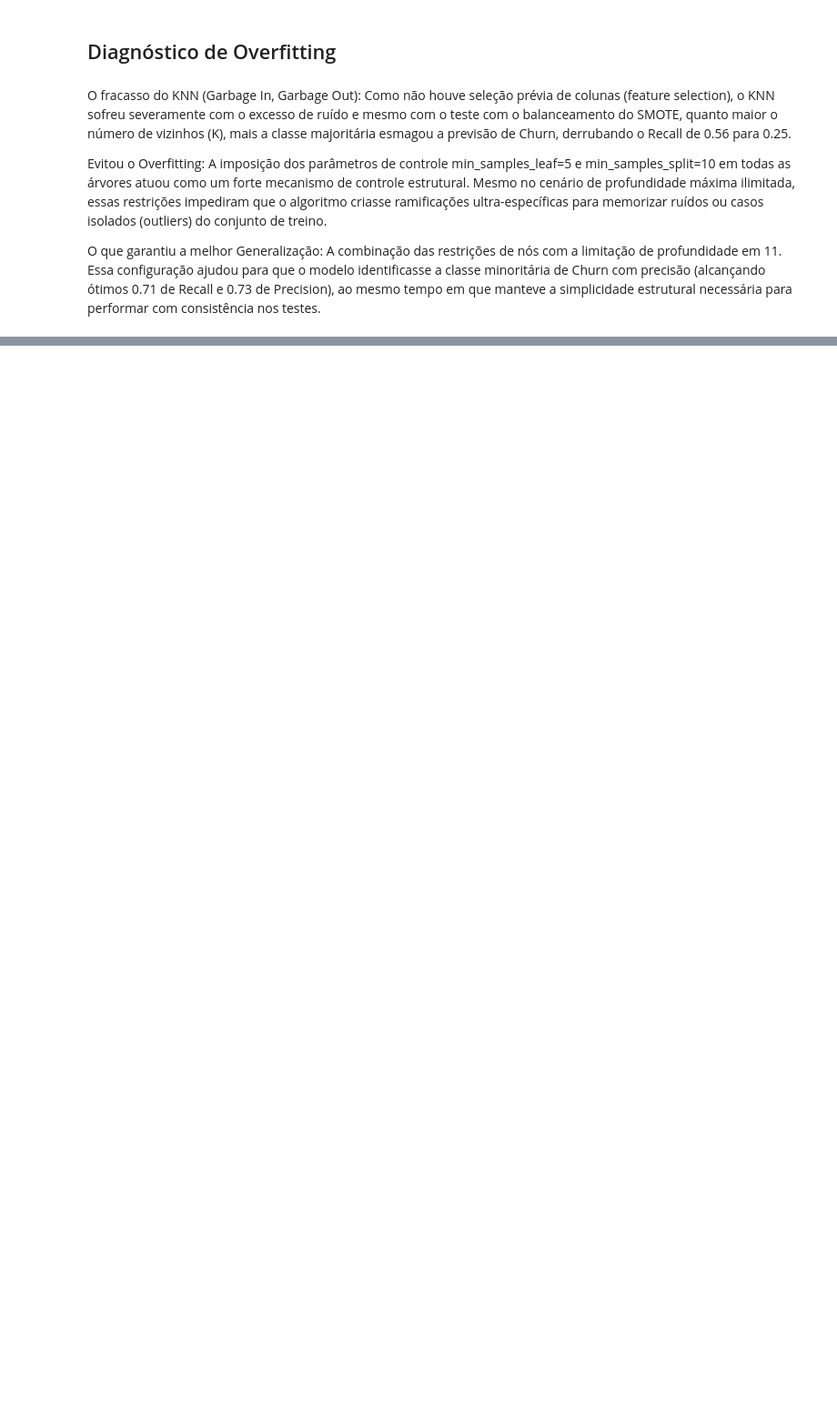
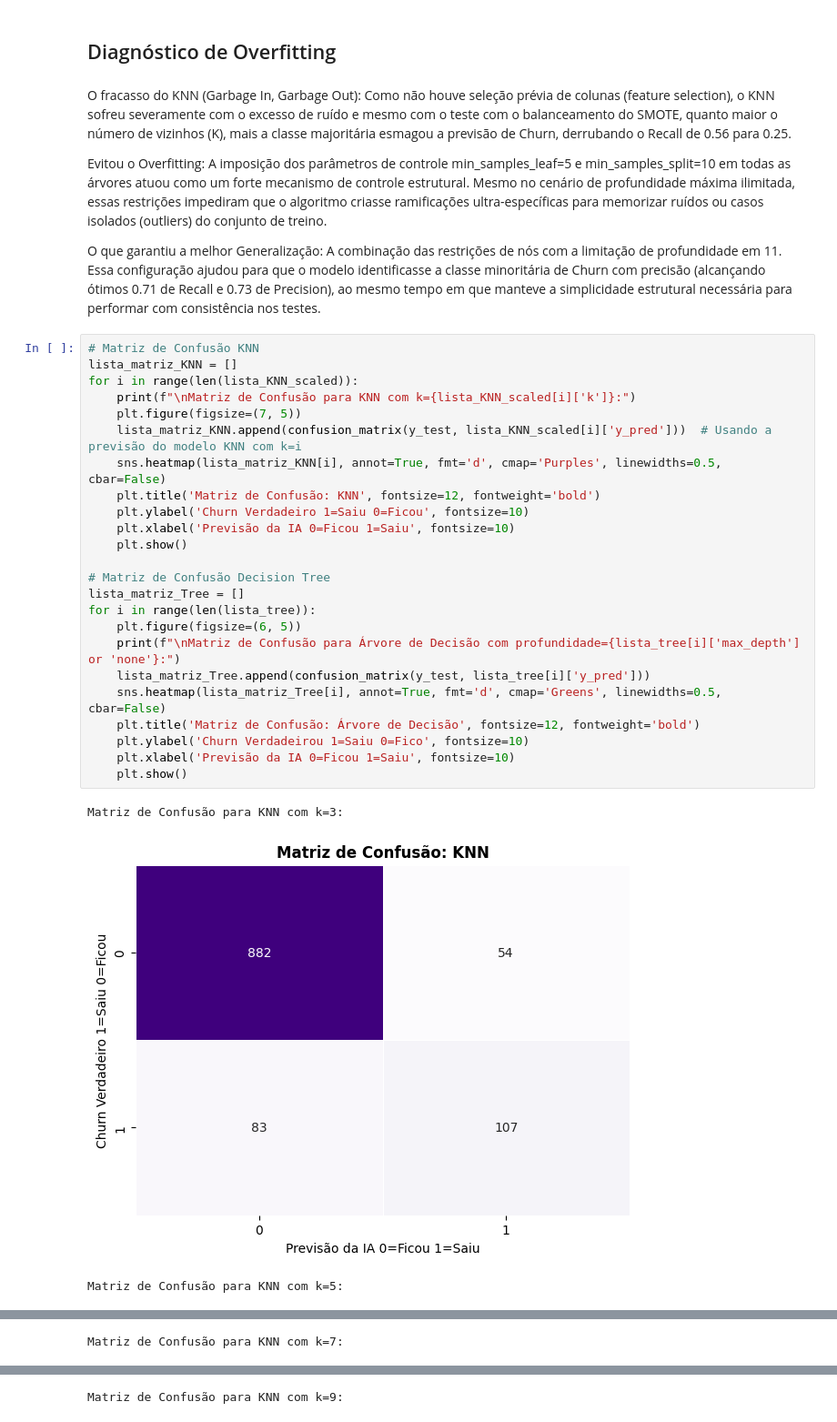
Before and after one commit to FeLazarotto/SCTEC-projeto-avaliativo-M1, a Jupyter notebook: SCTEC-projeto-avaliativo-M1.ipynb, the cells around one changed output, grey strips where cells are left out. Shown at 91% size. Saved outputs shown, nothing was run; the diff lists cells and outputs as text; blank space fills up the shorter version.

```diff
--- a/SCTEC-projeto-avaliativo-M1.ipynb
+++ b/SCTEC-projeto-avaliativo-M1.ipynb
@@ -603,3 +603,31 @@ O fracasso do KNN (Garbage In, Garbage Out): Como não houve seleção prévia d
 Evitou o Overfitting: A imposição dos parâmetros de controle min_samples_leaf=5 e min_samples_split=10 em todas as árvores atuou como um forte mecanismo de controle estrutural. Mesmo no cenário de profundidade máxima ilimitada, essas restrições impediram que o algoritmo criasse ramificações ultra-específicas para memorizar ruídos ou casos isolados (outliers) do conjunto de treino.
 
 O que garantiu a melhor Generalização: A combinação das restrições de nós com a limitação de profundidade em 11. Essa configuração ajudou para que o modelo identificasse a classe minoritária de Churn com precisão (alcançando ótimos 0.71 de Recall e 0.73 de Precision), ao mesmo tempo em que manteve a simplicidade estrutural necessária para performar com consistência nos testes.
+# %%
+# Matriz de Confusão KNN
+lista_matriz_KNN = []
+for i in range(len(lista_KNN_scaled)):
+    print(f"\nMatriz de Confusão para KNN com k={lista_KNN_scaled[i]['k']}:")
+    plt.figure(figsize=(7, 5))
+    lista_matriz_KNN.append(confusion_matrix(y_test, lista_KNN_scaled[i]['y_pred']))  # Usando a previsão do modelo KNN com k=i
+    sns.heatmap(lista_matriz_KNN[i], annot=True, fmt='d', cmap='Purples', linewidths=0.5, cbar=False)
+    plt.title('Matriz de Confusão: KNN', fontsize=12, fontweight='bold')
+    plt.ylabel('Churn Verdadeiro 1=Saiu 0=Ficou', fontsize=10)
+    plt.xlabel('Previsão da IA 0=Ficou 1=Saiu', fontsize=10)
+    plt.show()
+
+# Matriz de Confusão Decision Tree
+lista_matriz_Tree = []
+for i in range(len(lista_tree)):
+    plt.figure(figsize=(6, 5))
+    print(f"\nMatriz de Confusão para Árvore de Decisão com profundidade={lista_tree[i]['max_depth'] or 'none'}:")
+    lista_matriz_Tree.append(confusion_matrix(y_test, lista_tree[i]['y_pred']))
+    sns.heatmap(lista_matriz_Tree[i], annot=True, fmt='d', cmap='Greens', linewidths=0.5, cbar=False)
+    plt.title('Matriz de Confusão: Árvore de Decisão', fontsize=12, fontweight='bold')
+    plt.ylabel('Churn Verdadeirou 1=Saiu 0=Fico', fontsize=10)
+    plt.xlabel('Previsão da IA 0=Ficou 1=Saiu', fontsize=10)
+    plt.show()
+# %% [output]
+Matriz de Confusão para KNN com k=3:
+[figure, added]
+Matriz de Confusão para KNN com k=5:
@@ -605,0 +635 @@ O que garantiu a melhor Generalização: A combinação das restrições de nós
+Matriz de Confusão para KNN com k=7:
@@ -605,0 +637 @@ O que garantiu a melhor Generalização: A combinação das restrições de nós
+Matriz de Confusão para KNN com k=9:
```
Also changed, not shown: parts of 7 cells of this notebook, 1 other file.
